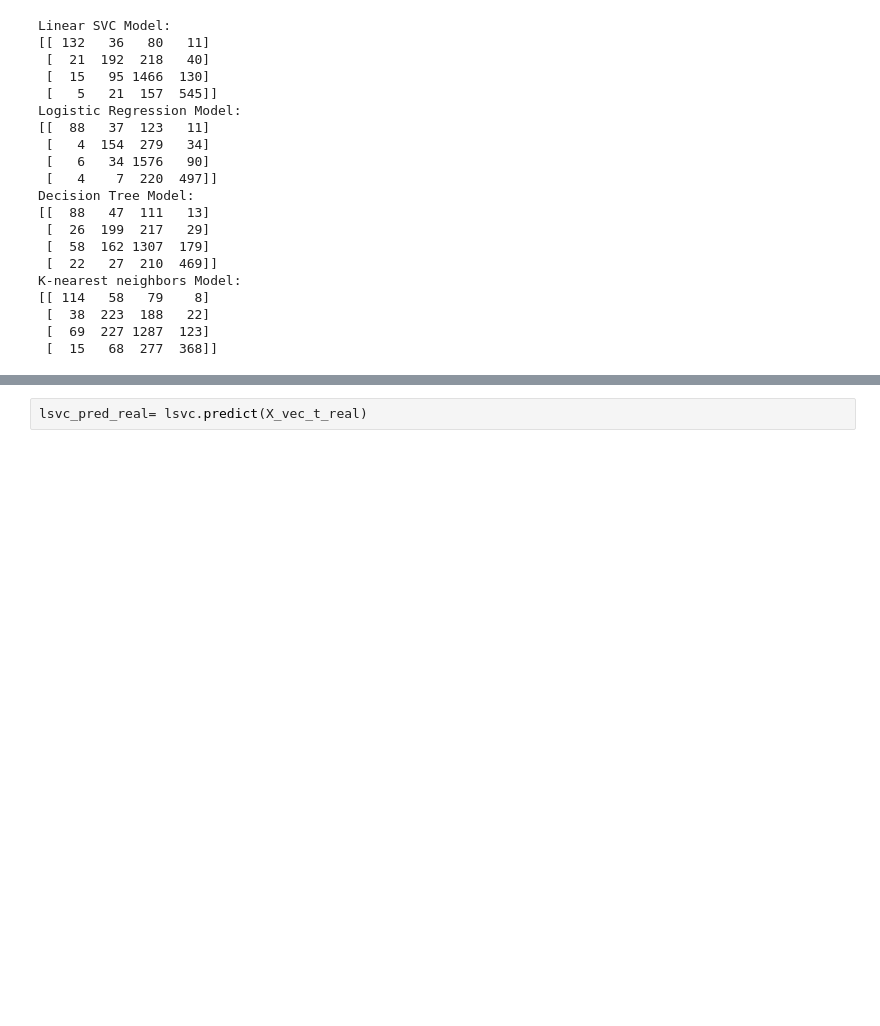
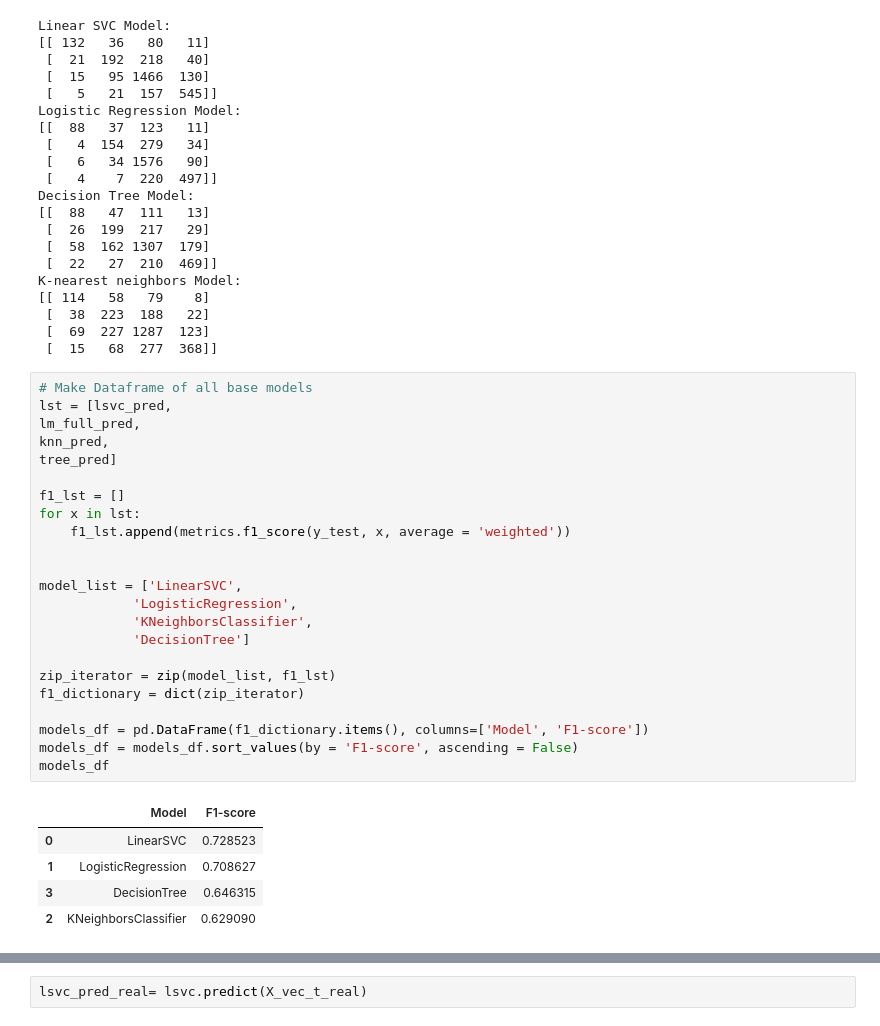
Before and after one commit to tladi-thobejane/classification-predict-streamlit-template, a Jupyter notebook: Team16_model (5).ipynb, the cells around one changed output, grey strips where cells are left out. Cells and saved outputs as stored; diff of their text form; blank space fills up the shorter version.

```diff
--- a/Team16_model (5).ipynb
+++ b/Team16_model (5).ipynb
@@ -690,3 +690,32 @@ K-nearest neighbors Model:
  [  38  223  188   22]
  [  69  227 1287  123]
  [  15   68  277  368]]
+# %%
+# Make Dataframe of all base models
+lst = [lsvc_pred,
+lm_full_pred,
+knn_pred,
+tree_pred]
+
+f1_lst = []
+for x in lst:
+    f1_lst.append(metrics.f1_score(y_test, x, average = 'weighted'))
+
+
+model_list = ['LinearSVC',
+            'LogisticRegression',
+            'KNeighborsClassifier',
+            'DecisionTree']
+
+zip_iterator = zip(model_list, f1_lst)
+f1_dictionary = dict(zip_iterator)
+
+models_df = pd.DataFrame(f1_dictionary.items(), columns=['Model', 'F1-score'])
+models_df = models_df.sort_values(by = 'F1-score', ascending = False)
+models_df
+# %% [output]
+|  | Model | F1-score |
+| 0 | LinearSVC | 0.728523 |
+| 1 | LogisticRegression | 0.708627 |
+| 3 | DecisionTree | 0.646315 |
+| 2 | KNeighborsClassifier | 0.629090 |
```
Also changed, not shown: parts of 1 cell of this notebook.
